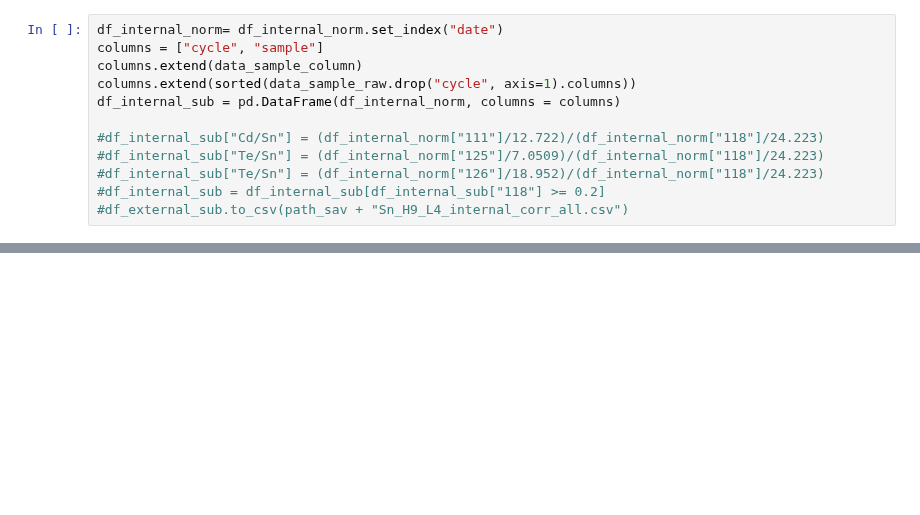
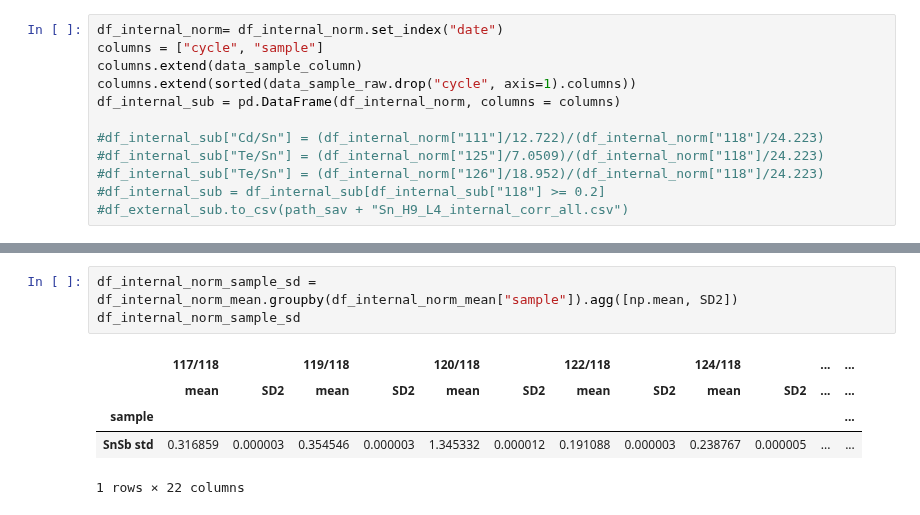
Before and after one commit to Marfster/NU_Plasma, a Jupyter notebook: Neptune_data_extraction.ipynb, the cells around one changed output, grey strips where cells are left out. Saved outputs shown, nothing was run; the diff lists cells and outputs as text; blank space fills up the shorter version.

```diff
--- a/Neptune_data_extraction.ipynb
+++ b/Neptune_data_extraction.ipynb
@@ -201,0 +215,9 @@ df_internal_norm_mean
+# %%
+df_internal_norm_sample_sd = df_internal_norm_mean.groupby(df_internal_norm_mean["sample"]).agg([np.mean, SD2])
+df_internal_norm_sample_sd
+# %% [output]
+|  | 117/118 |  | 119/118 |  | 120/118 |  | 122/118 |  | 124/118 |  | ... | ... |
+|  | mean | SD2 | mean | SD2 | mean | SD2 | mean | SD2 | mean | SD2 | ... | ... |
+| sample |  |  |  |  |  |  |  |  |  |  |  | ... |
+| SnSb std | 0.316859 | 0.000003 | 0.354546 | 0.000003 | 1.345332 | 0.000012 | 0.191088 | 0.000003 | 0.238767 | 0.000005 | ... | ... |
+1 rows × 22 columns
```
Also changed, not shown: parts of 8 cells of this notebook.
